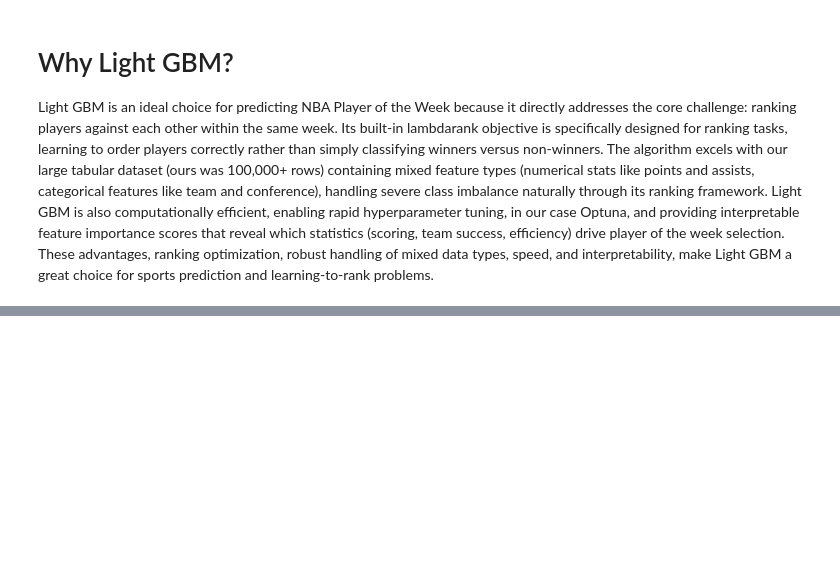
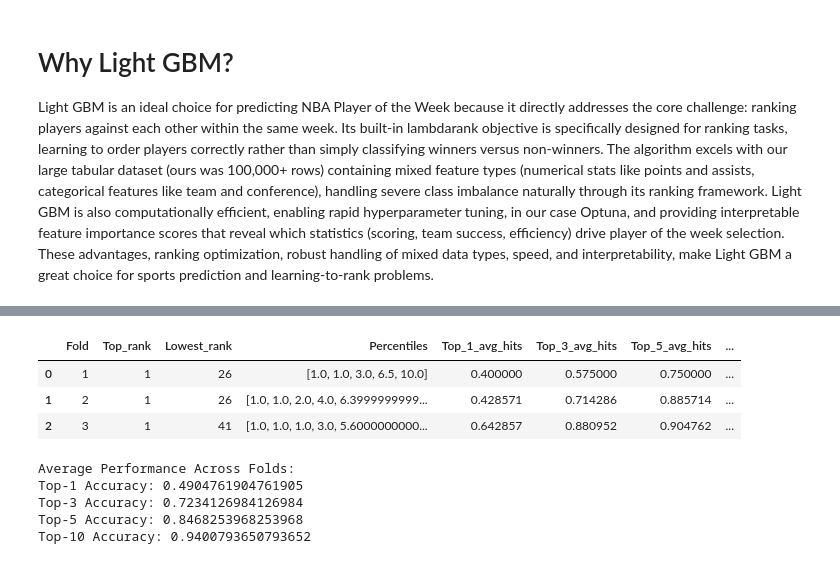
Before and after one commit to dejiandrew/nba-award-predictor, a Jupyter notebook: Final_Notebook.ipynb, the cells around one changed output, grey strips where cells are left out. Cells and saved outputs as stored; diff of their text form; code cells hidden in the pictures; blank space fills up the shorter version.

```diff
--- a/Final_Notebook.ipynb
+++ b/Final_Notebook.ipynb
@@ -2290,0 +2672,40 @@ Light GBM is an ideal choice for predicting NBA Player of the Week because it di
+# %%
+class PairwiseRankingLoss(nn.Module):
+    def __init__(self, margin=1.0):
+        super(PairwiseRankingLoss, self).__init__()
+        self.margin = margin
+
+    def forward(self, scores, labels, group_indices):
+        total_loss = torch.tensor(0.0, requires_grad=True)
+        num_pairs = 0
+
+        # For each group (week/conference)
+        for group_id in torch.unique(group_indices):
+            mask = group_indices == group_id
+            group_scores = scores[mask].squeeze()
+            group_labels = labels[mask]
+
+            # Find winners and non-winners
+            winner_mask = group_labels == 1
+            non_winner_mask = group_labels == 0
+
+            if winner_mask.sum() == 0 or non_winner_mask.sum() == 0:
+                continue
+
+            winner_scores = group_scores[winner_mask]
+            non_winner_scores = group_scores[non_winner_mask]
+
+            # Compute all pairwise differences at once
+            score_diff = winner_scores.unsqueeze(1) - non_winner_scores.unsqueeze(0)
+
+            # Apply margin and clamp
+            losses = torch.clamp(self.margin - score_diff, min=0)
+
+            total_loss = total_loss + losses.sum()  # Add to tensor
+            num_pairs += losses.numel()
+
+        # Return tensor (even if zero)
+        if num_pairs == 0:
+            return torch.tensor(0.0, requires_grad=True)
+
+        return total_loss / num_pairs
@@ -2290,0 +2882,19 @@ Light GBM is an ideal choice for predicting NBA Player of the Week because it di
+# %%
+# Final Results
+cv_df = pd.DataFrame(cv_results)
+cv_df
+# %% [output]
+|  | Fold | Top_rank | Lowest_rank | Percentiles | Top_1_avg_hits | Top_3_avg_hits | Top_5_avg_hits | ... |
+| 0 | 1 | 1 | 26 | [1.0, 1.0, 3.0, 6.5, 10.0] | 0.400000 | 0.575000 | 0.750000 | ... |
+| 1 | 2 | 1 | 26 | [1.0, 1.0, 2.0, 4.0, 6.3999999999... | 0.428571 | 0.714286 | 0.885714 | ... |
+| 2 | 3 | 1 | 41 | [1.0, 1.0, 1.0, 3.0, 5.6000000000... | 0.642857 | 0.880952 | 0.904762 | ... |
+# %%
+print("Average Performance Across Folds:")
+for i in k:
+    print(f"Top-{i} Accuracy: {cv_df[f'Top_{i}_avg_hits'].mean()}")
+# %% [output]
+Average Performance Across Folds:
+Top-1 Accuracy: 0.4904761904761905
+Top-3 Accuracy: 0.7234126984126984
+Top-5 Accuracy: 0.8468253968253968
+Top-10 Accuracy: 0.9400793650793652
```
Also changed, not shown: parts of 80 cells of this notebook, 5 other files.
